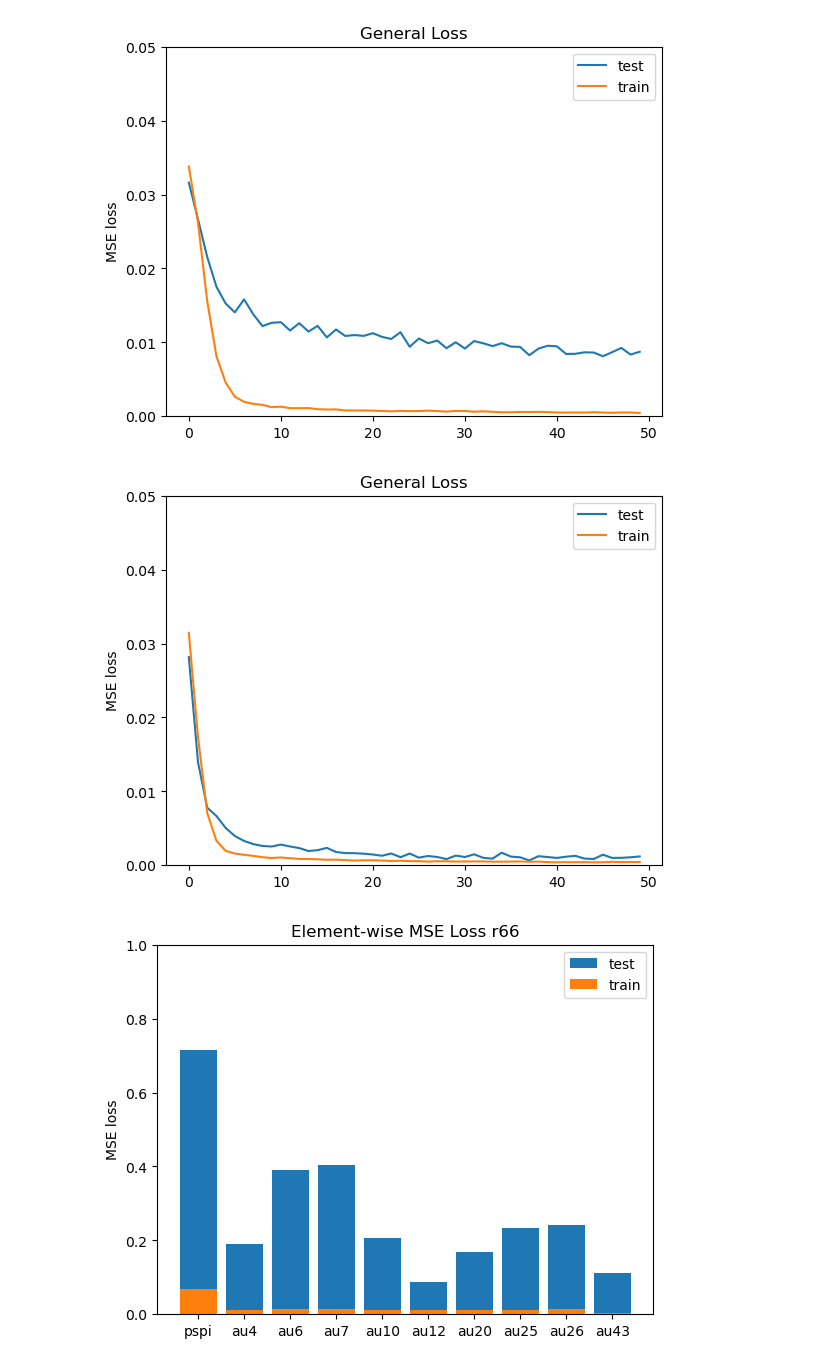
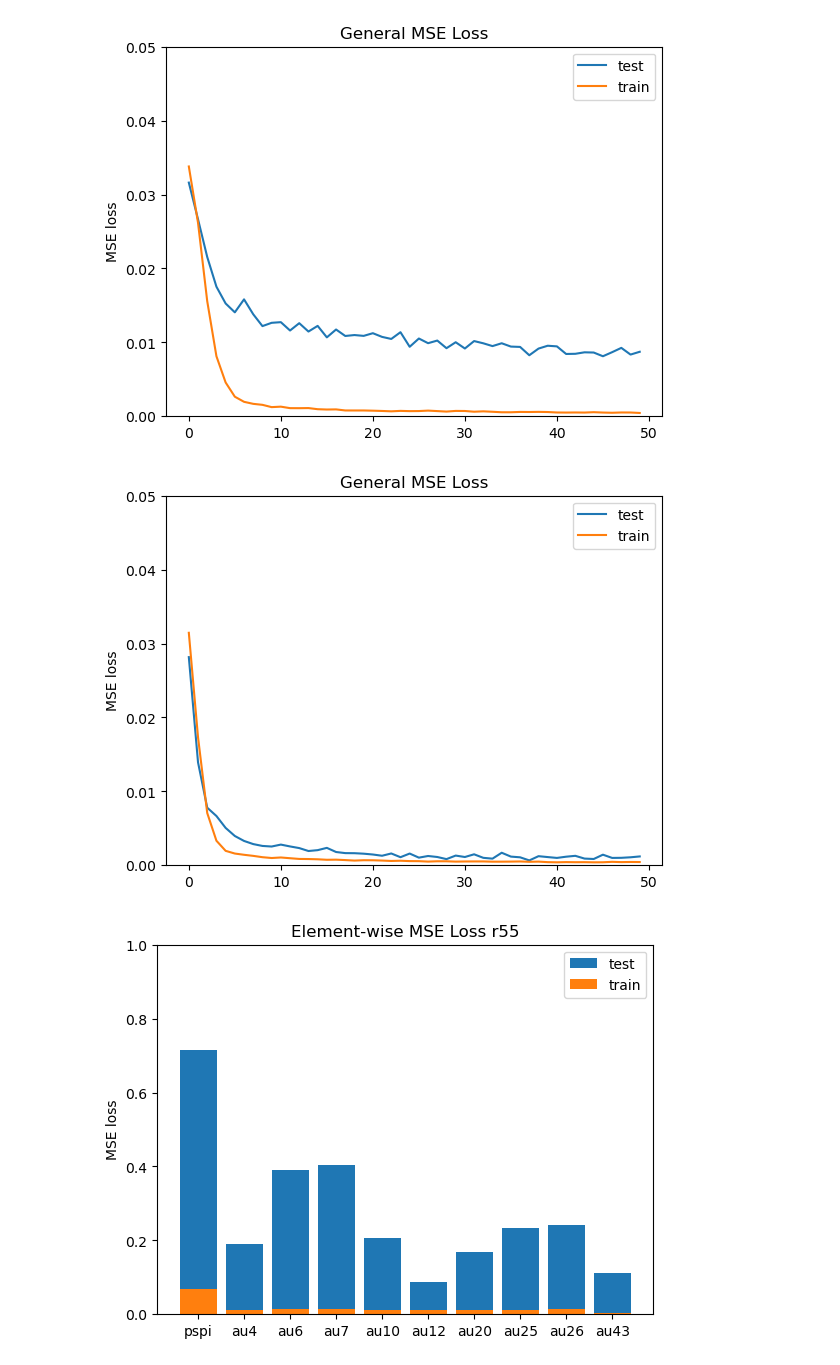
Before and after one commit to hiyuantang/FAU_Dataset, a Jupyter notebook: code/vis_maemse.ipynb, the cells around one changed output. Saved outputs shown, nothing was run; the diff lists cells and outputs as text; code cells hidden in the pictures.

```diff
--- a/code/vis_maemse.ipynb
+++ b/code/vis_maemse.ipynb
@@ -21,22 +21,22 @@ def plot_loss(contents):
     plt.plot(test_loss_list, label='test')
     plt.plot(train_loss_list, label='train')
     plt.ylabel('MSE loss')
-    plt.title('General Loss')
+    plt.title('General MSE Loss')
     plt.ylim([0, 0.05])
     plt.legend()
     plt.show()
 # %%
-with open('D:/GitHub/FAU_Dataset/code/results_r66/results.txt') as f:
+with open('D:/GitHub/FAU_Dataset/code/results_r55/results.txt') as f:
     lines = f.readlines()
 plot_loss(lines)
 # %% [output]
-[figure, old version]
+[figure, new version]
 # %%
 with open('D:/GitHub/FAU_Dataset/code/results_r82/results.txt') as f:
     lines = f.readlines()
 plot_loss(lines)
 # %% [output]
-[figure, old version]
+[figure, new version]
 # %%
 aus = ['pspi', 'au4', 'au6', 'au7', 'au10', 'au12', 'au20', 'au25', 'au26', 'au43']
 train_mse_aus = [0.0676679, 0.01097045, 0.01296659, 0.01536401, 0.01177868, 0.01214748, 0.01171816, 0.0121143, 0.01373111, 0.00284729]
```
Also changed, not shown: parts of 1 cell of this notebook, 4 other files.
